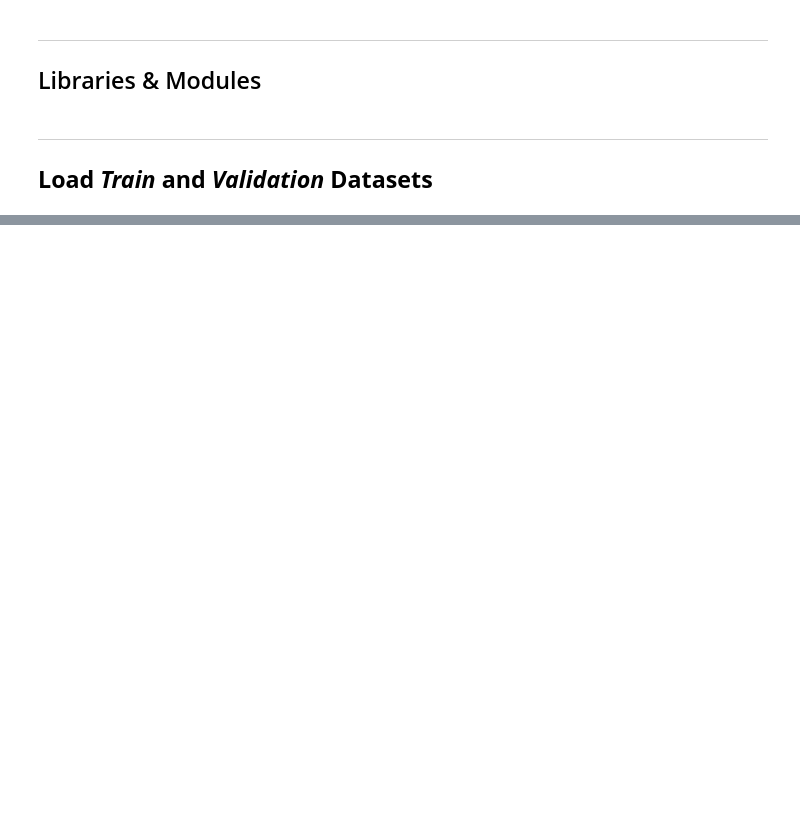
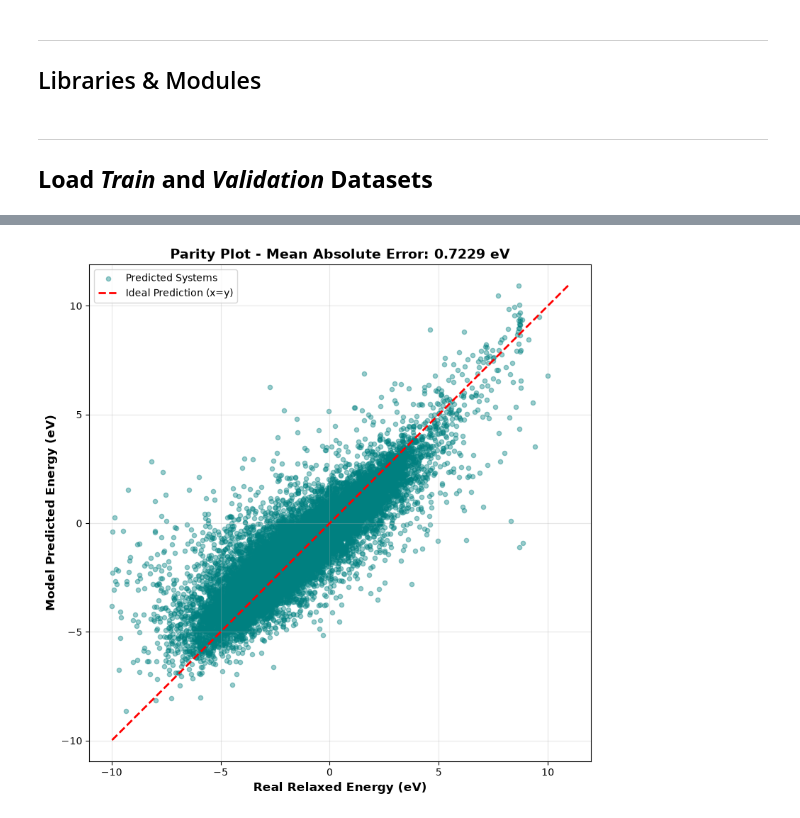
Before and after one commit to juanpaz90/h2-catalyst-ml, a Jupyter notebook: train_gem_net.ipynb, the cells around one changed output, grey strips where cells are left out. Saved outputs shown, nothing was run; the diff lists cells and outputs as text; code cells hidden in the pictures; blank space fills up the shorter version.

```diff
--- a/train_gem_net.ipynb
+++ b/train_gem_net.ipynb
@@ -105,0 +73,4 @@ plot_parity_results(g_preds_100k, g_targets_100k)
+# %%
+plot_parity_results(g_preds, g_targets)
+# %% [output]
+[figure, added]
```
Also changed, not shown: parts of 24 cells of this notebook, 53 other files.
